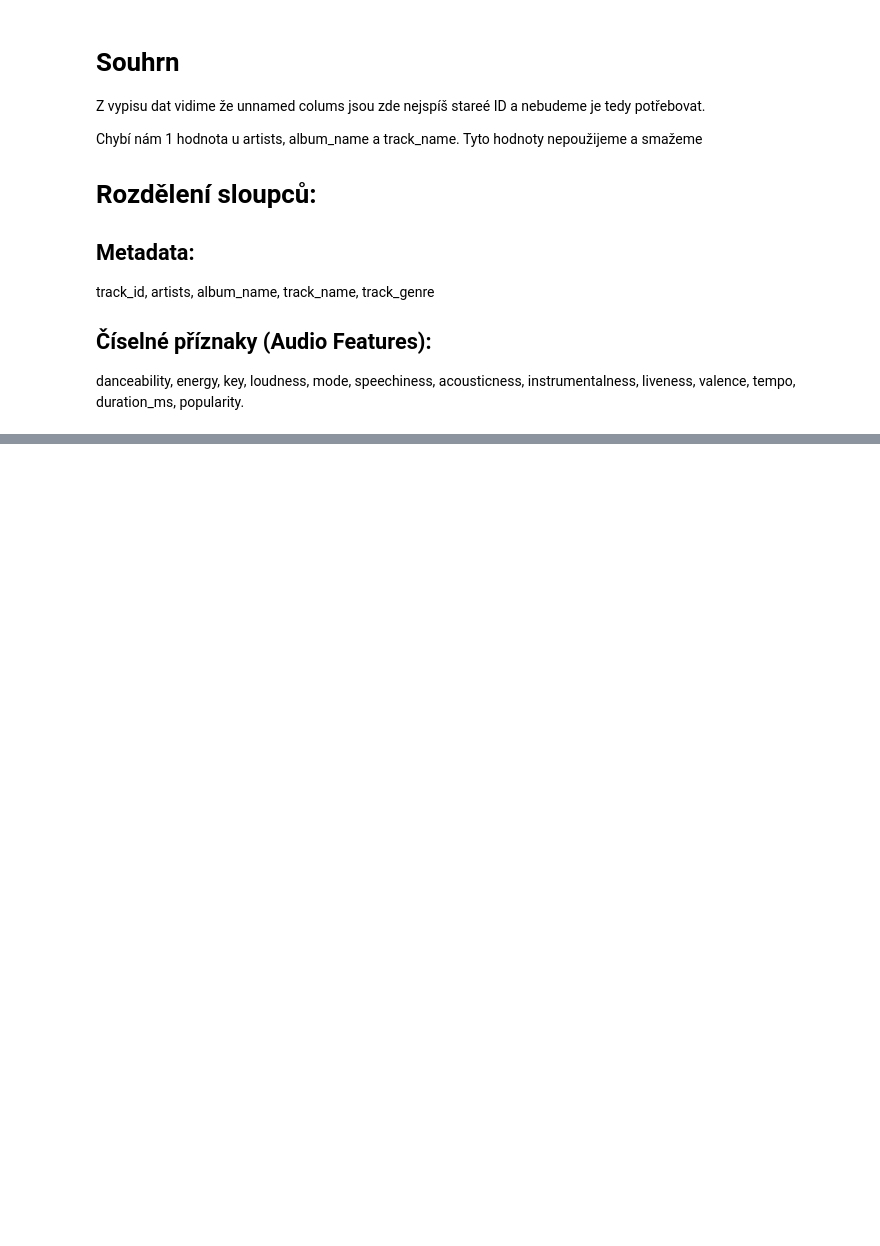
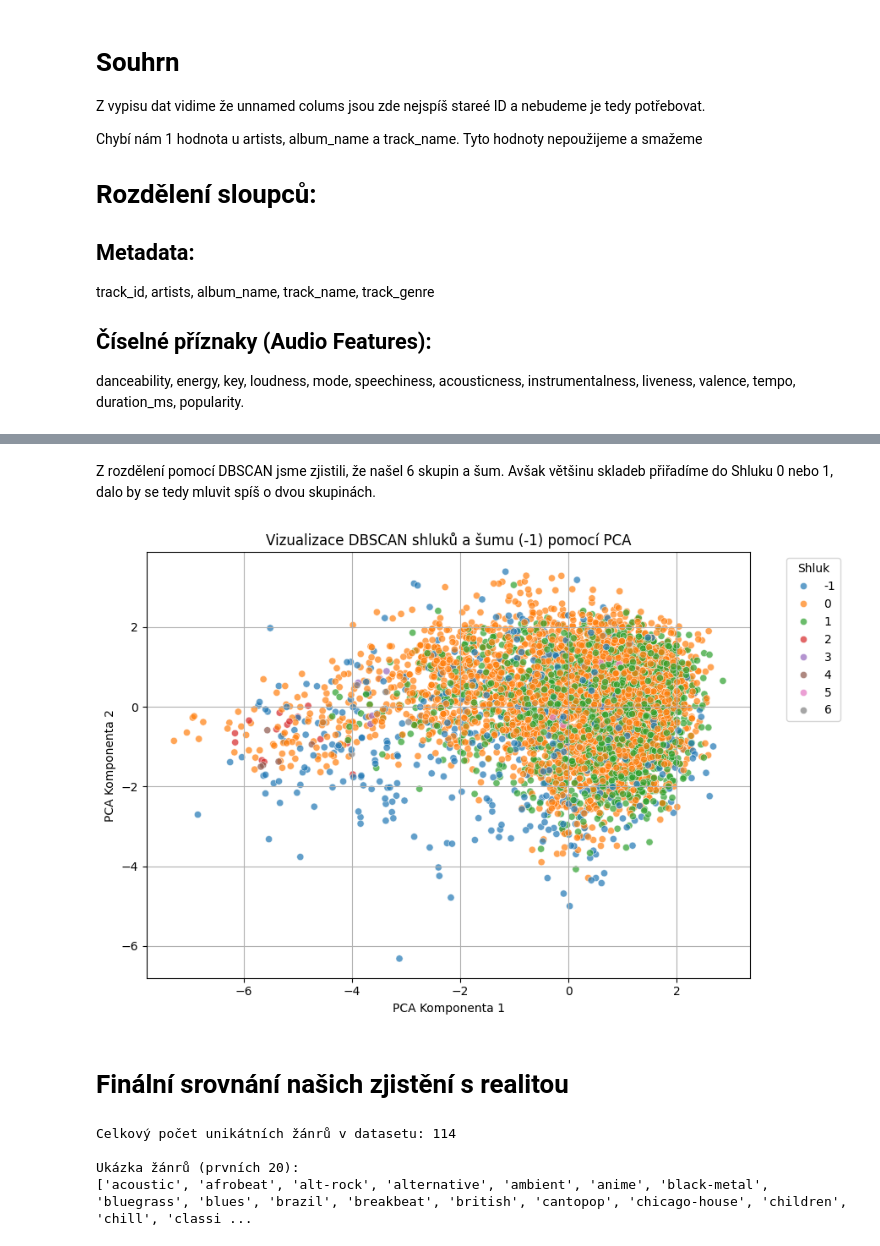
Before and after one commit to Varpyx/Uro-Bootstrap, a Jupyter notebook: fml_01_student_en_active_learning.ipynb, the cells around one changed output, grey strips where cells are left out. Drawn from its saved outputs; the diff is of its cells as text; code cells hidden in the pictures; blank space fills up the shorter version.

```diff
--- a/fml_01_student_en_active_learning.ipynb
+++ b/fml_01_student_en_active_learning.ipynb
@@ -617,0 +350,20 @@ These skills will be used later in the semester project.
+# %%
+from sklearn.cluster import DBSCAN
+import numpy as np
+
+# 1. Spuštění DBSCAN s eps = 2.0 a min_samples = 5
+dbscan = DBSCAN(eps=2.0, min_samples=5)
+db_labels = dbscan.fit_predict(X_sample_db)
+
+# 2. Vyhodnocení výsledků
+unique_labels, counts = np.unique(db_labels, return_counts=True)
+n_clusters = len(set(db_labels)) - (1 if -1 in db_labels else 0)
+n_noise = np.sum(db_labels == -1)
+
+print("=== VÝSLEDKY DBSCAN (eps = 2.0) ===")
+print(f"Počet nalezených shluků: {n_clusters}")
+print(f"Počet bodů označených jako šum (-1): {n_noise} ({(n_noise / len(db_labels)) * 100:.1f} %)")
+print("\nRozdělení bodů do jednotlivých shluků:")
+for label, count in zip(unique_labels, counts):
+    name = "Šum (-1)" if label == -1 else f"Shluk {label}"
+    print(f"  {name}: {count} skladeb")
@@ -617,0 +384,45 @@ These skills will be used later in the semester project.
+# %% [markdown]
+Z rozdělení pomocí DBSCAN jsme zjistili, že našel 6 skupin a šum. Avšak většinu skladeb přiřadíme do Shluku 0 nebo 1, dalo by se tedy mluvit spíš o dvou skupinách.
+# %%
+import matplotlib.pyplot as plt
+import seaborn as sns
+from sklearn.decomposition import PCA
+
+# 1. Redukce dimenzionality vzorku DBSCANu na 2 komponenty
+pca_db = PCA(n_components=2, random_state=42)
+X_sample_pca = pca_db.fit_transform(X_sample_db)
+
+# 2. Vykreslení grafu
+plt.figure(figsize=(9, 6))
+sns.scatterplot(
+    x=X_sample_pca[:, 0],
+    y=X_sample_pca[:, 1],
+    hue=db_labels,
+    palette="tab10",
+    alpha=0.7,
+    s=35,
+)
+plt.title("Vizualizace DBSCAN shluků a šumu (-1) pomocí PCA")
+plt.xlabel("PCA Komponenta 1")
+plt.ylabel("PCA Komponenta 2")
+plt.legend(title="Shluk", bbox_to_anchor=(1.05, 1), loc="upper left")
+plt.grid(True)
+plt.tight_layout()
+plt.show()
+# %% [output]
+[figure, added]
+# %% [markdown]
+# Finální srovnání našich zjistění s realitou
+# %%
+# 1. Počet unikátních žánrů v datasetu
+num_genres = df_clean["track_genre"].nunique()
+all_genres = df_clean["track_genre"].unique()
+
+print(f"Celkový počet unikátních žánrů v datasetu: {num_genres}")
+print("\nUkázka žánrů (prvních 20):")
+print(list(all_genres[:20]))
+# %% [output]
+Celkový počet unikátních žánrů v datasetu: 114
+
+Ukázka žánrů (prvních 20):
+['acoustic', 'afrobeat', 'alt-rock', 'alternative', 'ambient', 'anime', 'black-metal', 'bluegrass', 'blues', 'brazil', 'breakbeat', 'british', 'cantopop', 'chicago-house', 'children', 'chill', 'classi ...
```
Also changed, not shown: parts of 78 cells of this notebook.
